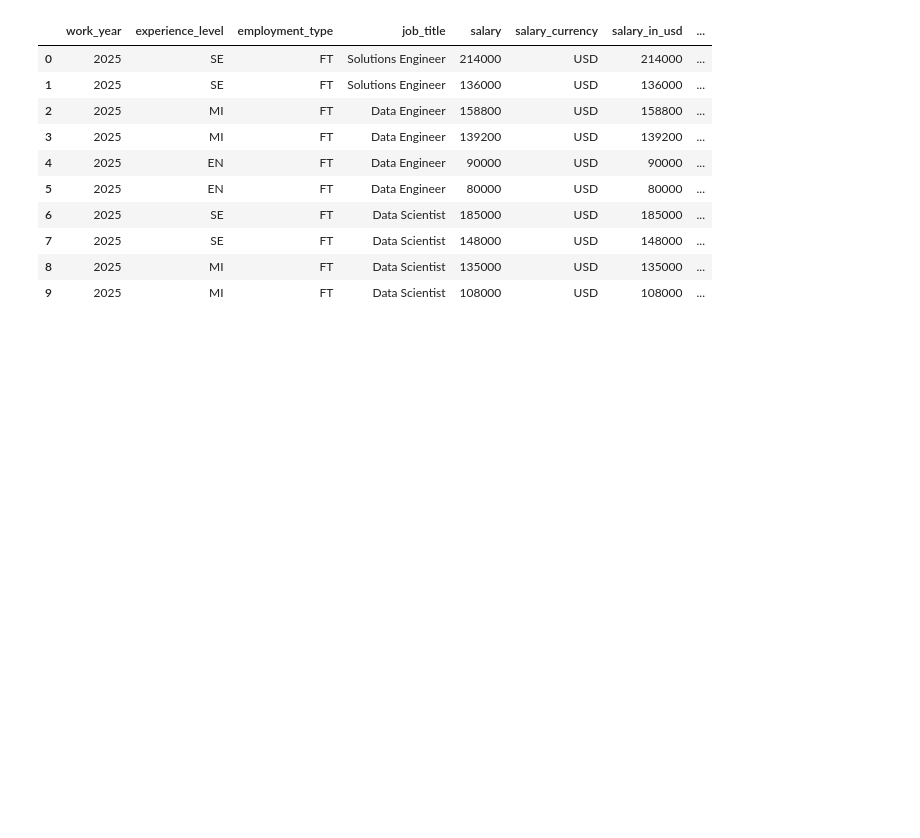
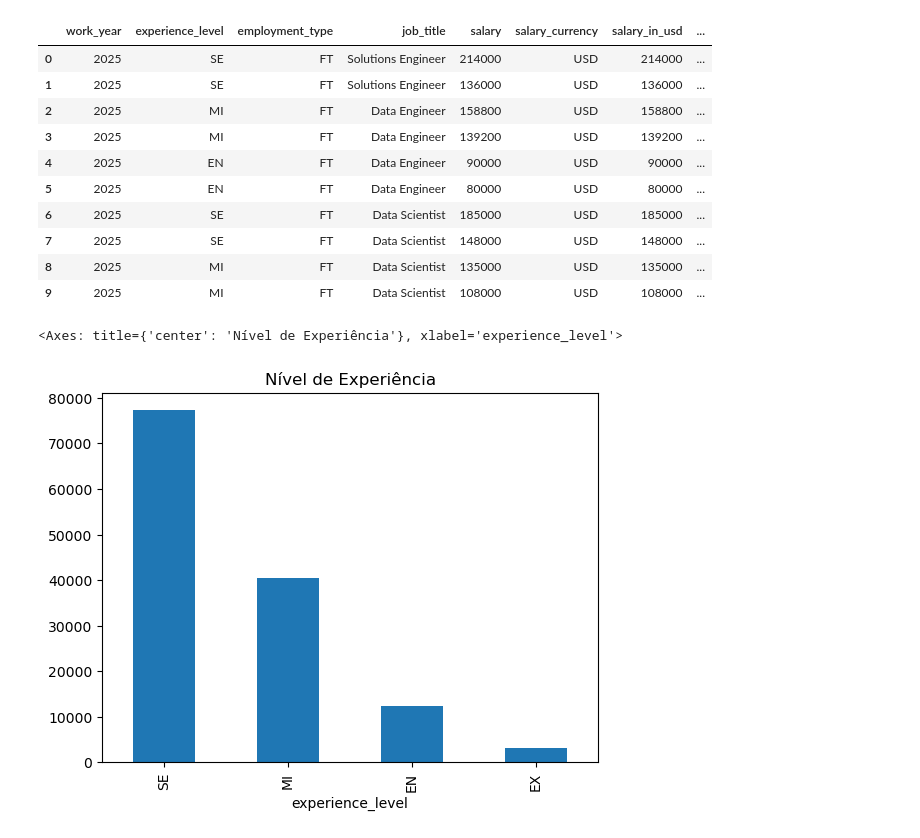
Before and after one commit to ismaelsilvadesousa/estudo_pandas_alura, a Jupyter notebook: aula_03_pandas.ipynb, the cells around one changed output. Saved outputs shown, nothing was run; the diff lists cells and outputs as text; code cells hidden in the pictures; blank space fills up the shorter version.

```diff
--- a/aula_03_pandas.ipynb
+++ b/aula_03_pandas.ipynb
@@ -78,3 +79,8 @@ df_limpo.head(10)
 | 7 | 2025 | SE | FT | Data Scientist | 148000 | USD | 148000 | ... |
 | 8 | 2025 | MI | FT | Data Scientist | 135000 | USD | 135000 | ... |
 | 9 | 2025 | MI | FT | Data Scientist | 108000 | USD | 108000 | ... |
+# %%
+df_limpo['experience_level'].value_counts().plot(kind='bar', title='Nível de Experiência')
+# %% [output]
+<Axes: title={'center': 'Nível de Experiência'}, xlabel='experience_level'>
+[figure, added]
```
Also changed, not shown: parts of 21 cells of this notebook, 1 other file.
